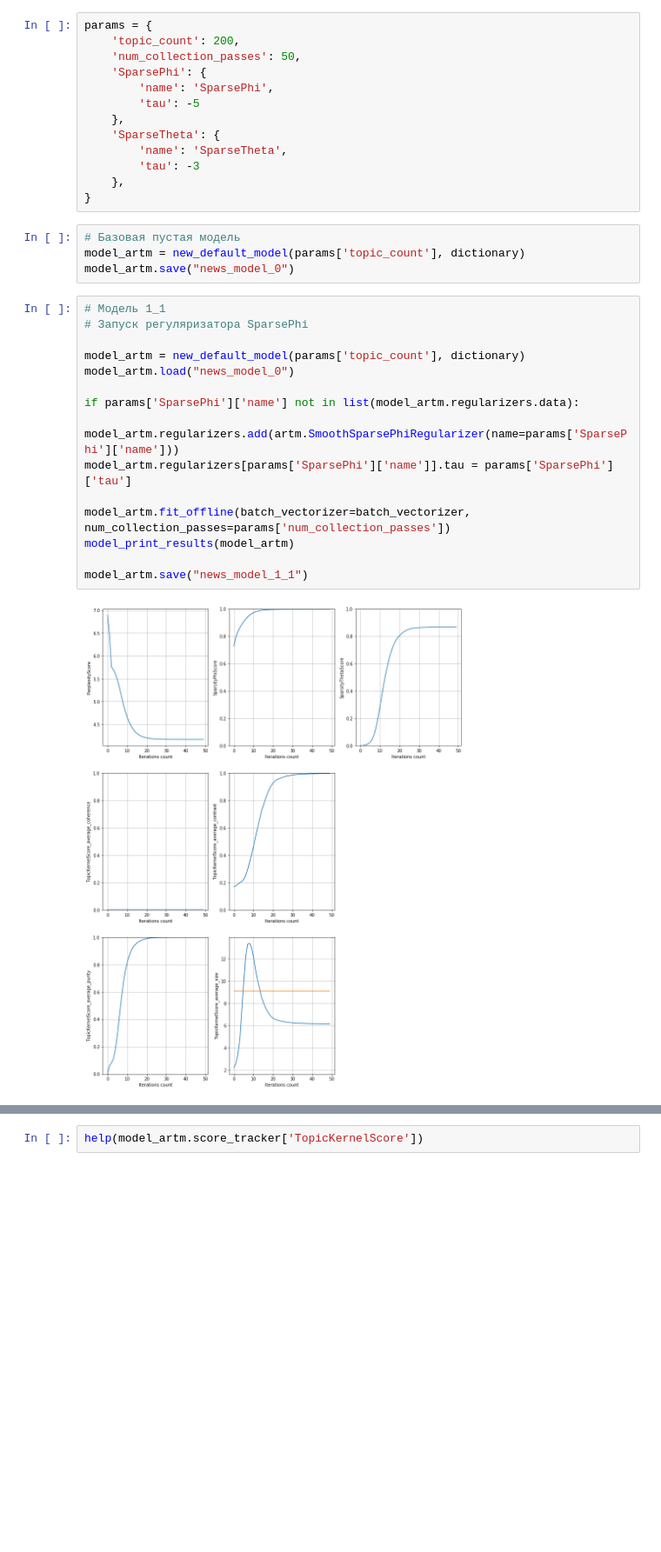
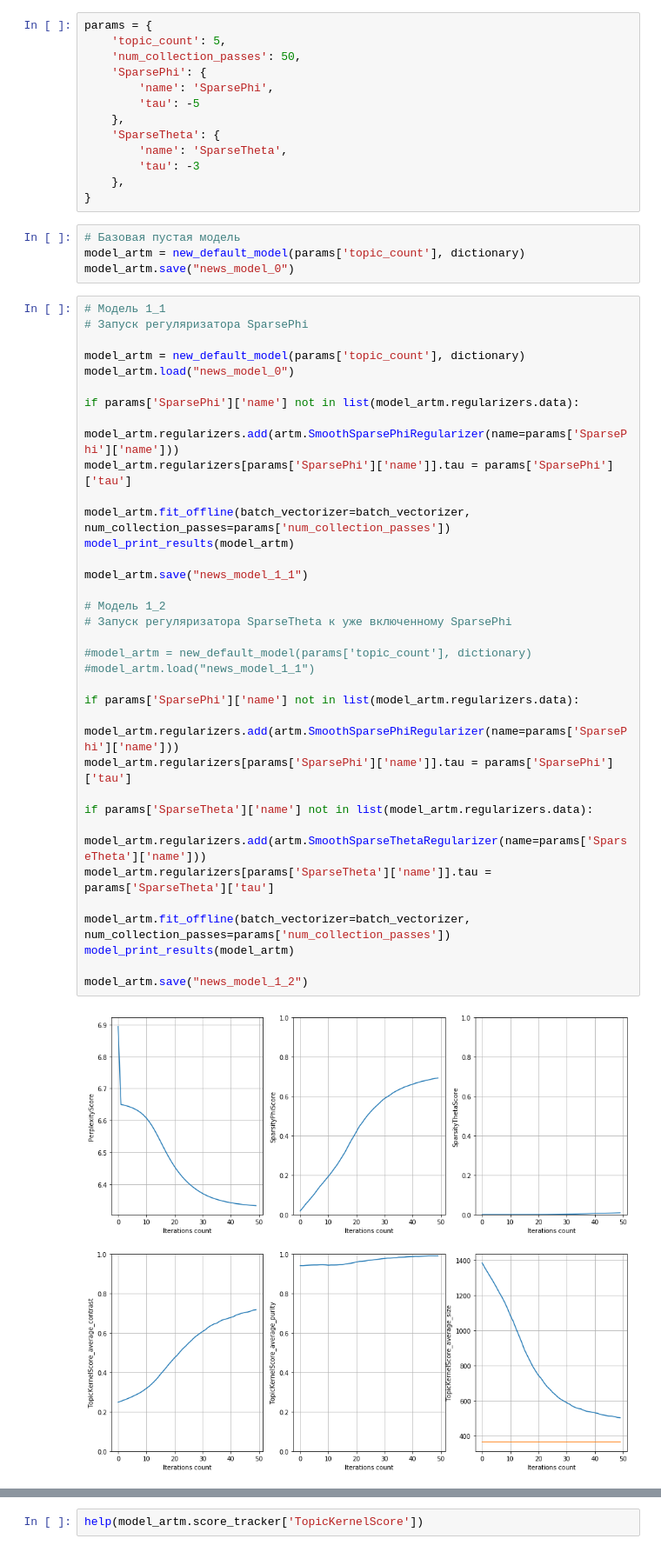
Before and after one commit to Kirmark/bachelor-qualification-work, a Jupyter notebook: application/models/create_model.ipynb, the cells around one changed output, grey strips where cells are left out. Shown: that part at 87% size. Drawn from its saved outputs; the diff is of its cells as text; blank space fills up the shorter version.

```diff
--- a/application/models/create_model.ipynb
+++ b/application/models/create_model.ipynb
@@ -205,6 +215,6 @@ topic_59:
 # %%
 params = {
-    'topic_count': 200,
+    'topic_count': 5,
     'num_collection_passes': 50,
     'SparsePhi': {
         'name': 'SparsePhi',
@@ -222,17 +232,36 @@ model_artm.save("news_model_0")
 # %%
 # Модель 1_1
 # Запуск регуляризатора SparsePhi
 
 model_artm = new_default_model(params['topic_count'], dictionary)
 model_artm.load("news_model_0")
 
 if params['SparsePhi']['name'] not in list(model_artm.regularizers.data):
     model_artm.regularizers.add(artm.SmoothSparsePhiRegularizer(name=params['SparsePhi']['name']))
 model_artm.regularizers[params['SparsePhi']['name']].tau = params['SparsePhi']['tau']
 
 model_artm.fit_offline(batch_vectorizer=batch_vectorizer, num_collection_passes=params['num_collection_passes'])
 model_print_results(model_artm)
 
 model_artm.save("news_model_1_1")
+
+# Модель 1_2
+# Запуск регуляризатора SparseTheta к уже включенному SparsePhi
+
+#model_artm = new_default_model(params['topic_count'], dictionary)
+#model_artm.load("news_model_1_1")
+
+if params['SparsePhi']['name'] not in list(model_artm.regularizers.data):
+    model_artm.regularizers.add(artm.SmoothSparsePhiRegularizer(name=params['SparsePhi']['name']))
+model_artm.regularizers[params['SparsePhi']['name']].tau = params['SparsePhi']['tau']
+
+if params['SparseTheta']['name'] not in list(model_artm.regularizers.data):
+    model_artm.regularizers.add(artm.SmoothSparseThetaRegularizer(name=params['SparseTheta']['name']))
+model_artm.regularizers[params['SparseTheta']['name']].tau = params['SparseTheta']['tau']
+
+model_artm.fit_offline(batch_vectorizer=batch_vectorizer, num_collection_passes=params['num_collection_passes'])
+model_print_results(model_artm)
+
+model_artm.save("news_model_1_2")
 # %% [output]
-[figure, old version]
+[figure, new version]
```
Also changed, not shown: parts of 15 cells of this notebook, 4 other files.
